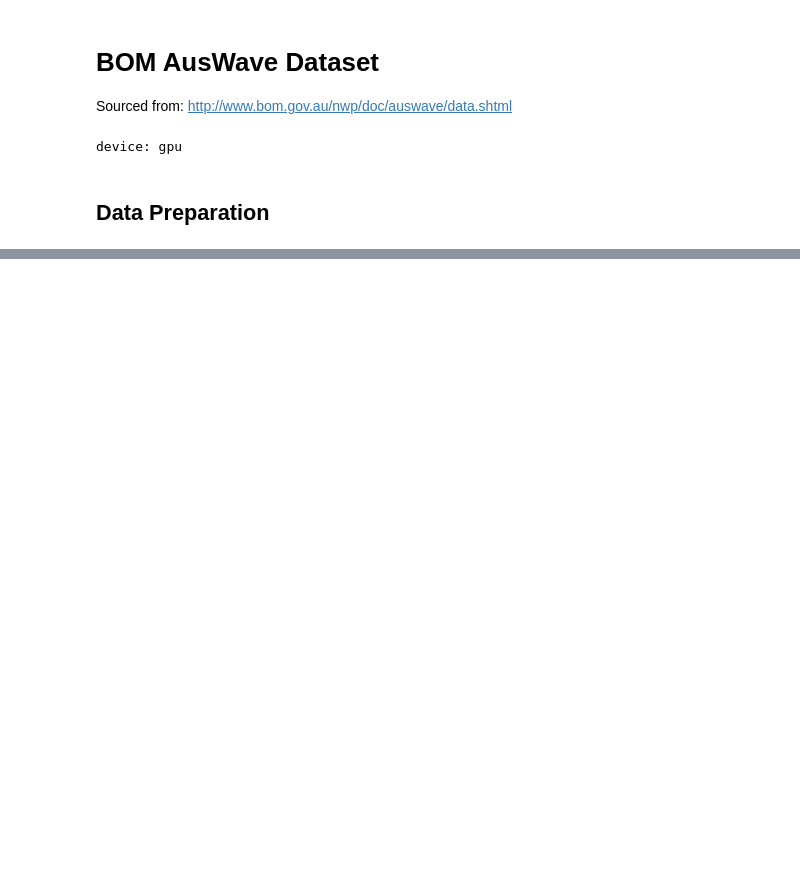
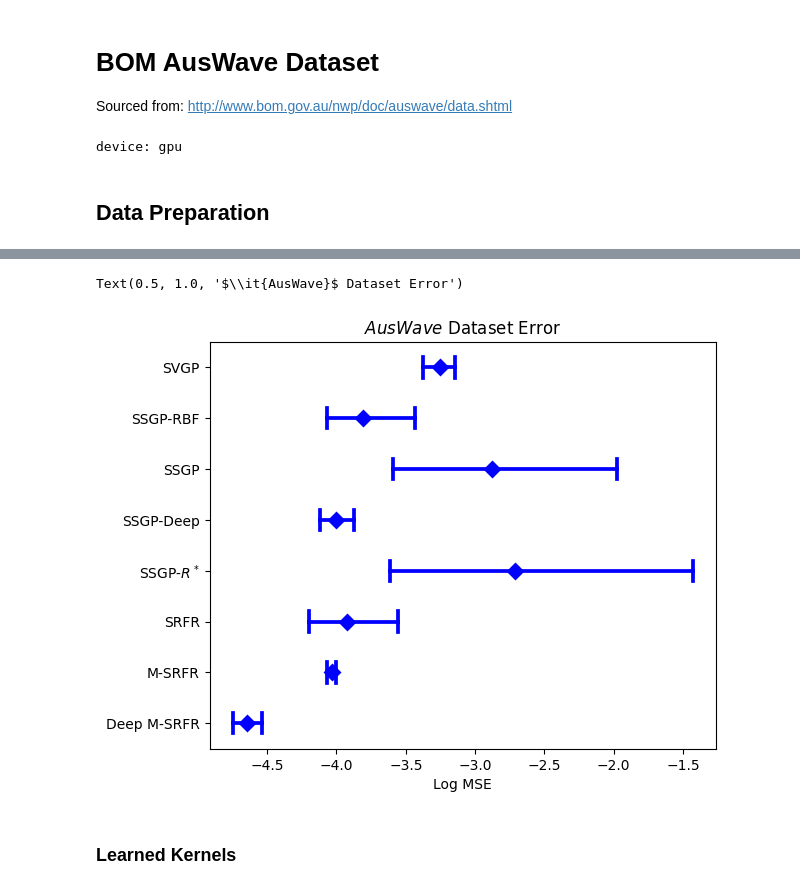
Before and after one commit to houstonwarren/m-srfr, a Jupyter notebook: experiments/ocean/ocean.ipynb, the cells around one changed output, grey strips where cells are left out. Saved outputs shown, nothing was run; the diff lists cells and outputs as text; code cells hidden in the pictures; blank space fills up the shorter version.

```diff
--- a/experiments/ocean/ocean.ipynb
+++ b/experiments/ocean/ocean.ipynb
@@ -69,0 +605,17 @@ X_train, X_val, y_train, y_val = jnp.array(X_train), jnp.array(X_val), jnp.array
+# %%
+res_df = pd.read_csv("results_cr.csv")
+
+names = {
+    "rff": "SSGP",
+    "deep_rff": "SSGP-Deep",
+    "rff_rbf": "SSGP-RBF",
+    "svgp": "SVGP",
+    "srf": "SRFR",
+    "qrff": "SSGP-$R^*$",
+    "mix": "M-SRFR",
+    "deep_mix": "Deep M-SRFR",
+}
+
+res_df["model"] = res_df["model"].apply(lambda x: names[x])
+res_df["rmse"] = np.sqrt(res_df["mse"])
+res_df["log_mse"] = np.log(res_df["mse"])
@@ -69,0 +639,20 @@ X_train, X_val, y_train, y_val = jnp.array(X_train), jnp.array(X_val), jnp.array
+# %%
+unique_models = res_df["model"].unique()
+colors = sns.color_palette("hls", len(unique_models))
+
+pointplot = sns.pointplot(
+    data=res_df, x="log_mse", y="model", #hue="model",
+    errorbar="ci", capsize=.4,
+    legend=False, color="blue", #palette="winter", color=".5",
+    linestyle="none", marker="D",
+    c="blue"
+)
+plt.xlabel("Log MSE")
+plt.ylabel("")
+plt.tight_layout()
+pointplot.set_title("$\\it{AusWave}$ Dataset Error")
+# %% [output]
+Text(0.5, 1.0, '$\\it{AusWave}$ Dataset Error')
+[figure, added]
+# %% [markdown]
+### Learned Kernels
```
Also changed, not shown: parts of 38 cells of this notebook, 9 other files.
